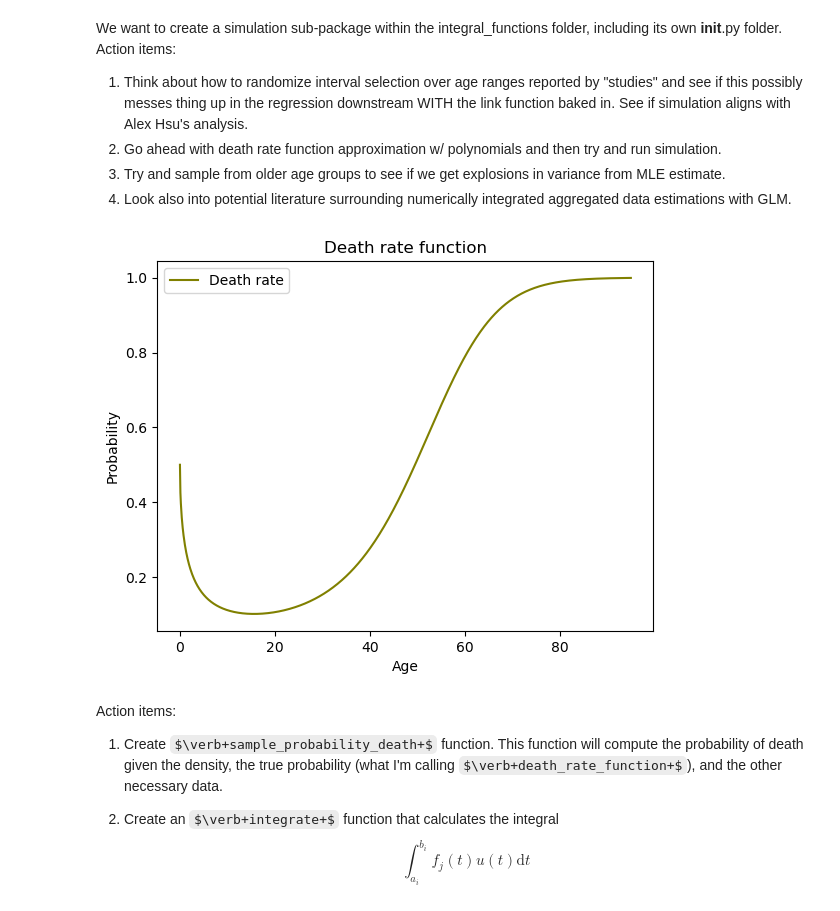
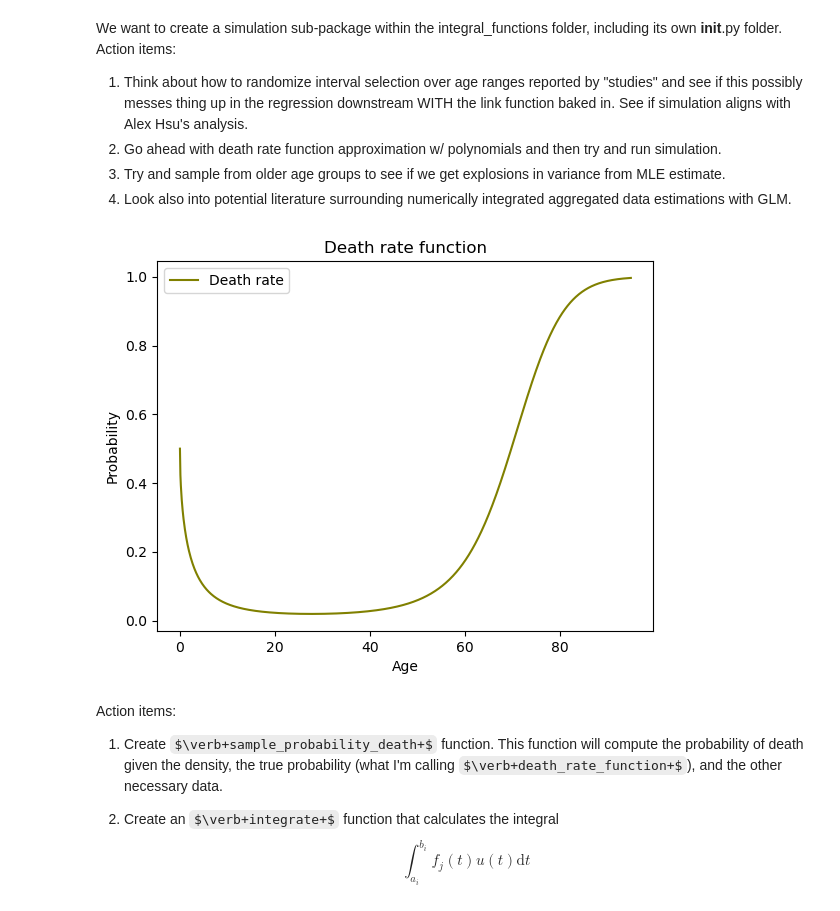
Before and after one commit to ihmeuw-msca/integral-functions, a Jupyter notebook: notebooks/simulation.ipynb, the cells around one changed output. Saved outputs shown, nothing was run; the diff lists cells and outputs as text; code cells hidden in the pictures; some formulas as TeX source.

```diff
--- a/notebooks/simulation.ipynb
+++ b/notebooks/simulation.ipynb
@@ -67,20 +67,20 @@ Action items:
 3. Try and sample from older age groups to see if we get explosions in variance from MLE estimate.
 4. Look also into potential literature surrounding numerically integrated aggregated data estimations with GLM.
 # %%
-c1 = 0.1
+c1 = 0.001
 c2 = 1
 c3 = 0.0017
 
-prob_death = expit_death_rate_function(age_range)
+prob_death = expit_death_rate_function(age_range, c1=c1)
 
 plt.plot(age_range, prob_death, label="Death rate", c="olive")
 plt.xlabel("Age")
 plt.ylabel("Probability")
 plt.title("Death rate function")
 plt.legend()
 plt.show()
 # %% [output]
-[figure, old version]
+[figure, new version]
 # %% [markdown]
 Action items:
 1. Create $\verb+sample_probability_death+$ function. This function will compute the probability of death given the density, the true probability (what I'm calling $\verb+death_rate_function+$), and the other necessary data.
```
Also changed, not shown: parts of 11 cells of this notebook, 3 other files.
